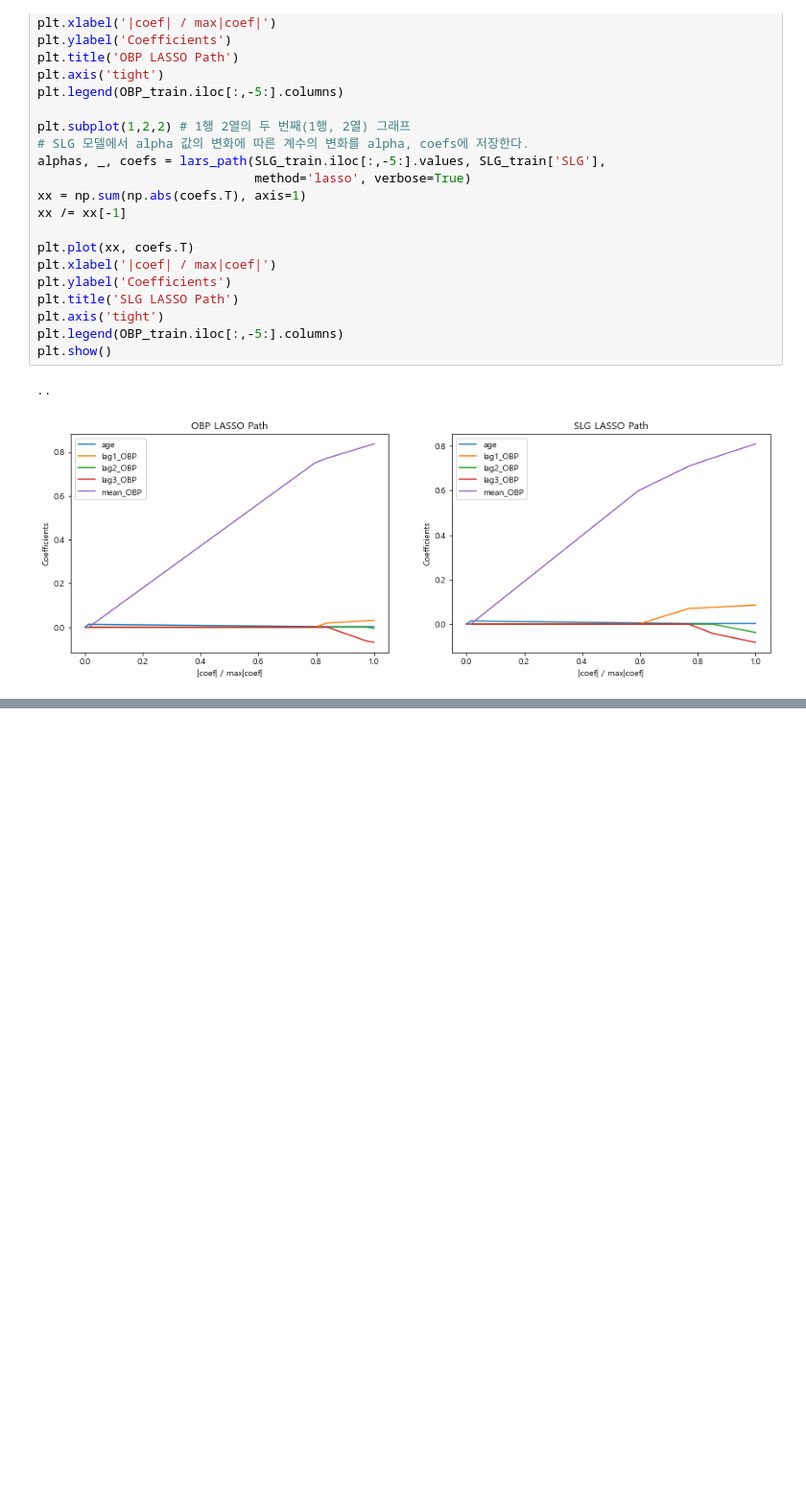
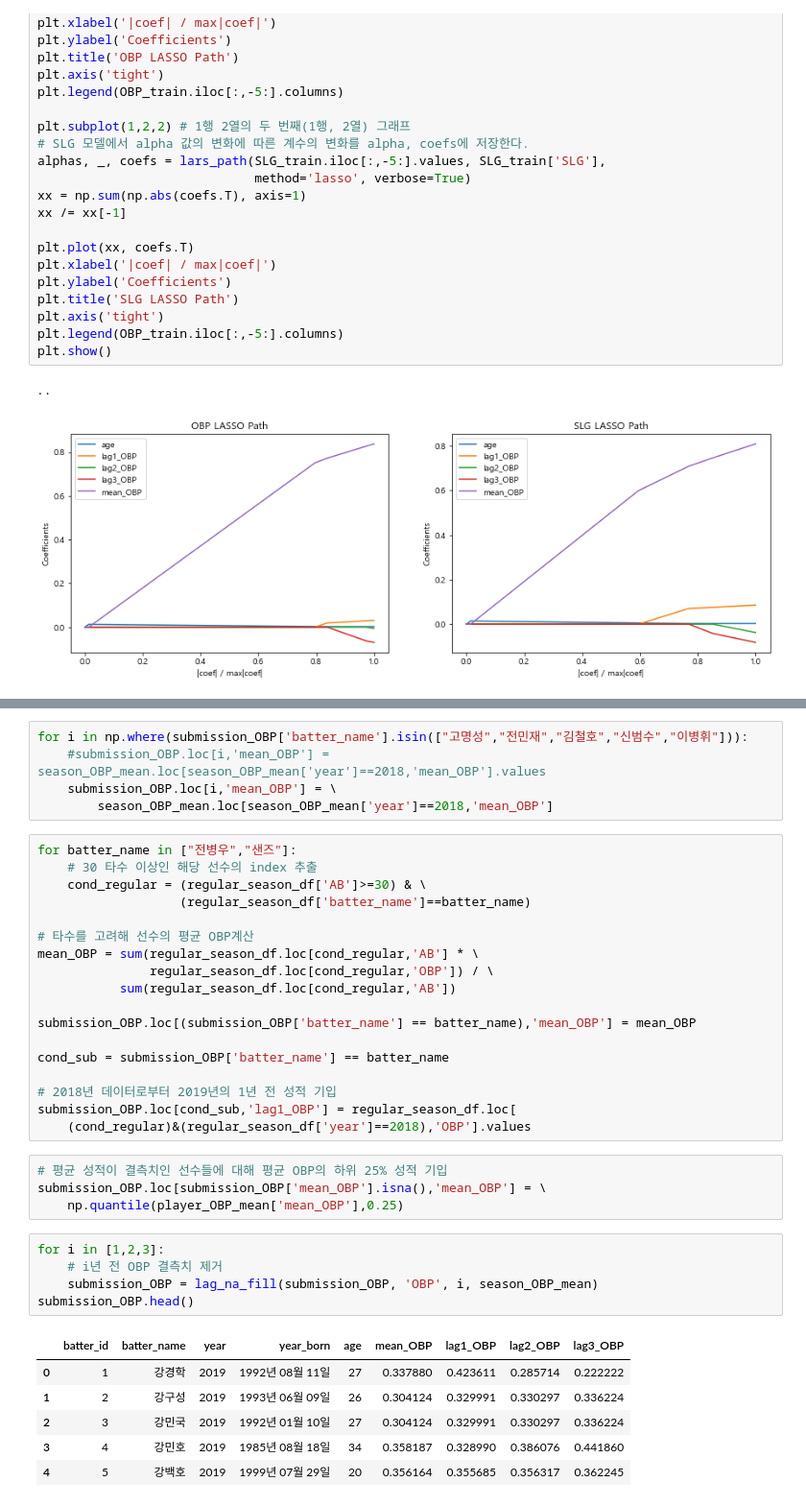
Before and after one commit to msio900/dacon_1st_solution, a Jupyter notebook: Chap01.ipynb, the cells around one changed output, grey strips where cells are left out. Shown at 96% size. Drawn from its saved outputs; the diff is of its cells as text; blank space fills up the shorter version.

```diff
--- a/Chap01.ipynb
+++ b/Chap01.ipynb
@@ -1283,0 +1478,39 @@ plt.show()
+# %%
+for i in np.where(submission_OBP['batter_name'].isin(["고명성","전민재","김철호","신범수","이병휘"])):
+    #submission_OBP.loc[i,'mean_OBP'] = season_OBP_mean.loc[season_OBP_mean['year']==2018,'mean_OBP'].values
+    submission_OBP.loc[i,'mean_OBP'] = \
+        season_OBP_mean.loc[season_OBP_mean['year']==2018,'mean_OBP']
+# %%
+for batter_name in ["전병우","샌즈"]:
+    # 30 타수 이상인 해당 선수의 index 추출
+    cond_regular = (regular_season_df['AB']>=30) & \
+                   (regular_season_df['batter_name']==batter_name)
+
+# 타수를 고려해 선수의 평균 OBP계산
+mean_OBP = sum(regular_season_df.loc[cond_regular,'AB'] * \
+               regular_season_df.loc[cond_regular,'OBP']) / \
+           sum(regular_season_df.loc[cond_regular,'AB'])
+
+submission_OBP.loc[(submission_OBP['batter_name'] == batter_name),'mean_OBP'] = mean_OBP
+
+cond_sub = submission_OBP['batter_name'] == batter_name
+
+# 2018년 데이터로부터 2019년의 1년 전 성적 기입
+submission_OBP.loc[cond_sub,'lag1_OBP'] = regular_season_df.loc[
+    (cond_regular)&(regular_season_df['year']==2018),'OBP'].values
+# %%
+# 평균 성적이 결측치인 선수들에 대해 평균 OBP의 하위 25% 성적 기입
+submission_OBP.loc[submission_OBP['mean_OBP'].isna(),'mean_OBP'] = \
+    np.quantile(player_OBP_mean['mean_OBP'],0.25)
+# %%
+for i in [1,2,3]:
+    # i년 전 OBP 결측치 제거
+    submission_OBP = lag_na_fill(submission_OBP, 'OBP', i, season_OBP_mean)
+submission_OBP.head()
+# %% [output]
+|  | batter_id | batter_name | year | year_born | age | mean_OBP | lag1_OBP | lag2_OBP | lag3_OBP |
+| 0 | 1 | 강경학 | 2019 | 1992년 08월 11일 | 27 | 0.337880 | 0.423611 | 0.285714 | 0.222222 |
+| 1 | 2 | 강구성 | 2019 | 1993년 06월 09일 | 26 | 0.304124 | 0.329991 | 0.330297 | 0.336224 |
+| 2 | 3 | 강민국 | 2019 | 1992년 01월 10일 | 27 | 0.304124 | 0.329991 | 0.330297 | 0.336224 |
+| 3 | 4 | 강민호 | 2019 | 1985년 08월 18일 | 34 | 0.358187 | 0.328990 | 0.386076 | 0.441860 |
+| 4 | 5 | 강백호 | 2019 | 1999년 07월 29일 | 20 | 0.356164 | 0.355685 | 0.356317 | 0.362245 |
```
Also changed, not shown: parts of 33 cells of this notebook, 3 other files.
